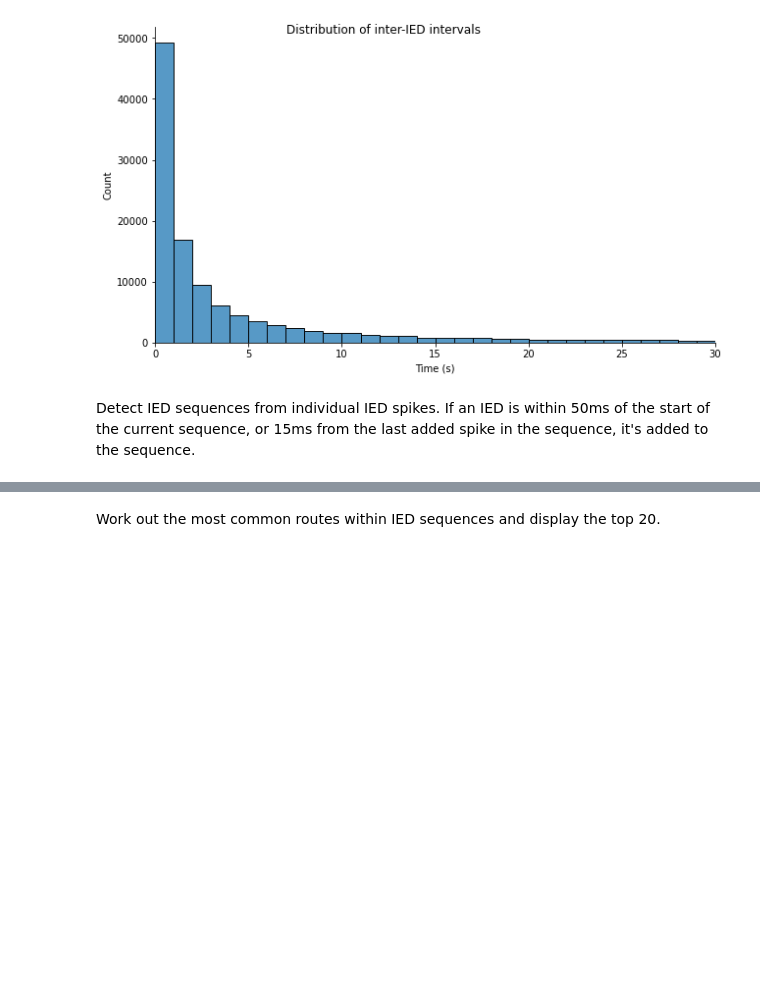
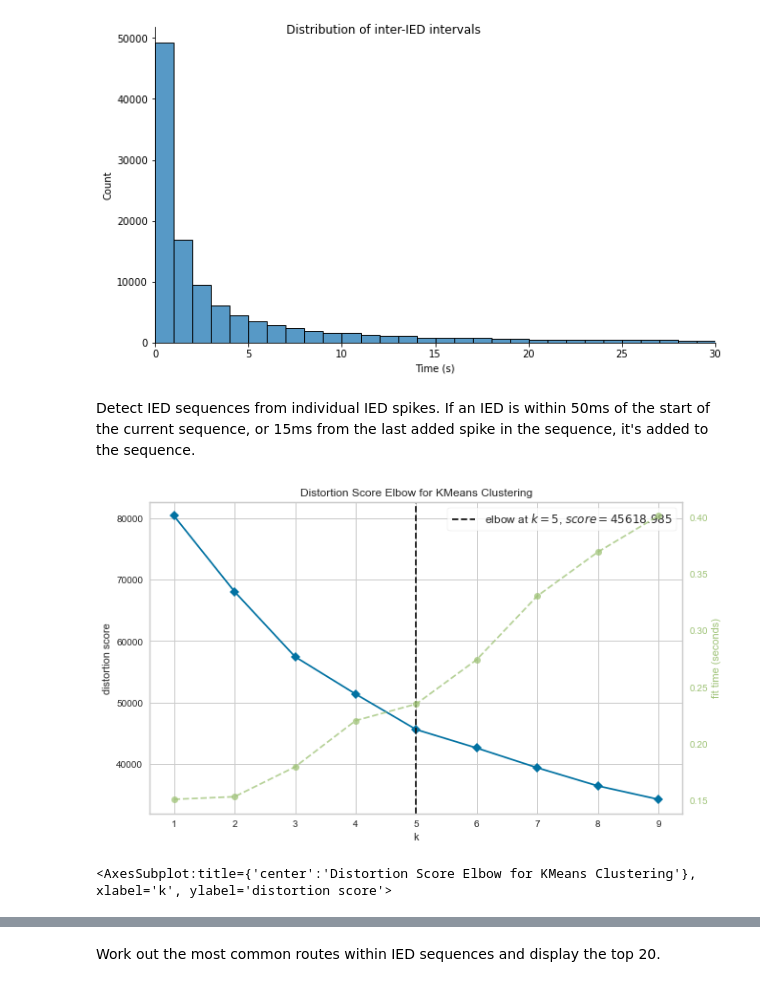
Before and after one commit to norrisjamie23/forecasting-epileptic-discharges, a Jupyter notebook: IED_sequence_detection-BeSa.ipynb, the cells around one changed output, grey strips where cells are left out. Drawn from its saved outputs; the diff is of its cells as text; code cells hidden in the pictures; blank space fills up the shorter version.

```diff
--- a/IED_sequence_detection-BeSa.ipynb
+++ b/IED_sequence_detection-BeSa.ipynb
@@ -162,0 +179,24 @@ while len(spikes) > 0:
+# %%
+all_seq_spikes_sparse = np.zeros((len(all_seq_spikes), len(valid_channels)))
+
+for i, chans in enumerate(all_seq_chans):
+    for chan in chans:
+        all_seq_spikes_sparse[i, chan] = 1
+# %%
+svd = TruncatedSVD(n_components=len(valid_channels) // 2)
+svd.fit(all_seq_spikes_sparse)
+
+n_components = np.argmax(svd.explained_variance_ratio_.cumsum() > 0.8) + 1
+
+all_seq_spikes_svd = TruncatedSVD(n_components=n_components).fit_transform(all_seq_spikes_sparse)
+# %%
+matplotlib.rcParams['figure.figsize'] = (10, 6)
+
+kmeans = KMeans()
+visualizer = KElbowVisualizer(kmeans, k=(1, 10))
+
+visualizer.fit(all_seq_spikes_svd)        # Fit the data to the visualizer
+visualizer.show()
+# %% [output]
+[figure, added]
+<AxesSubplot:title={'center':'Distortion Score Elbow for KMeans Clustering'}, xlabel='k', ylabel='distortion score'>
```
Also changed, not shown: parts of 44 cells of this notebook, 15 other files.
